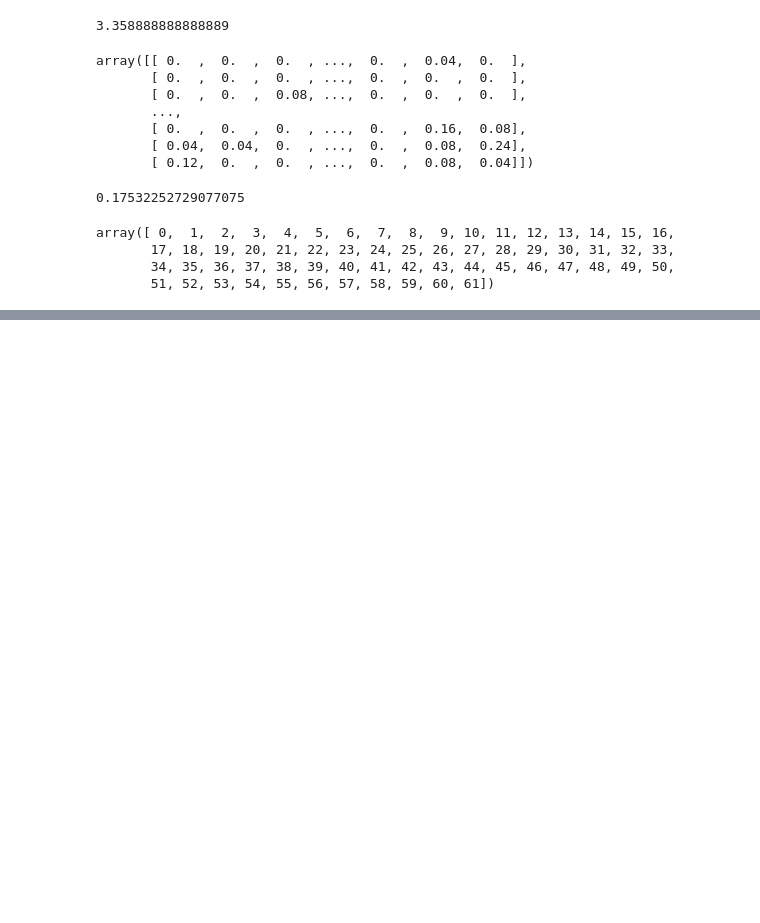
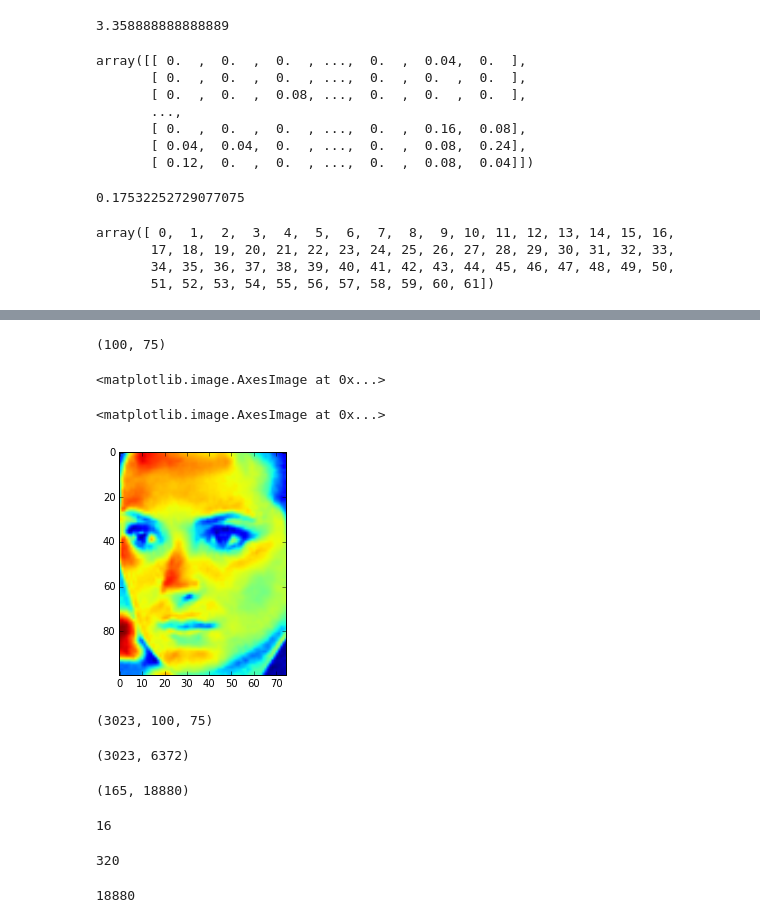
Before and after one commit to bagasabisena/cv-project, a Jupyter notebook: notebook.ipynb, the cells around one changed output, grey strips where cells are left out. Saved outputs shown, nothing was run; the diff lists cells and outputs as text; code cells hidden in the pictures; blank space fills up the shorter version.

```diff
--- a/notebook.ipynb
+++ b/notebook.ipynb
@@ -1614,0 +1594,2 @@ array(['Alejandro Toledo', 'Alvaro Uribe', 'Amelie Mauresmo',
+# %%
+lfw_people = fetch_lfw_people(data_home='../data/', resize=0.8, min_faces_per_person=20)
@@ -1614,0 +1601,20 @@ array(['Alejandro Toledo', 'Alvaro Uribe', 'Amelie Mauresmo',
+# %%
+im = lfw_people.images[0]
+# %%
+im.shape
+# %% [output]
+(100, 75)
+# %%
+import matplotlib.pyplot as plt
+plt.imshow(im)
+# %% [output]
+<matplotlib.image.AxesImage at 0x...>
+# %%
+plt.imshow(im)
+# %% [output]
+<matplotlib.image.AxesImage at 0x...>
+[figure, added]
+# %%
+lfw_people.images.shape
+# %% [output]
+(3023, 100, 75)
@@ -1614,0 +1625,20 @@ array(['Alejandro Toledo', 'Alvaro Uribe', 'Amelie Mauresmo',
+# %%
+a.shape
+# %% [output]
+(3023, 6372)
+# %%
+np.load('../data/dataset/lbp.npy').shape
+# %% [output]
+(165, 18880)
+# %%
+160/10
+# %% [output]
+16
+# %%
+16*200/10
+# %% [output]
+320
+# %%
+320*59
+# %% [output]
+18880
```
Also changed, not shown: parts of 12 cells of this notebook, 15 other files.
